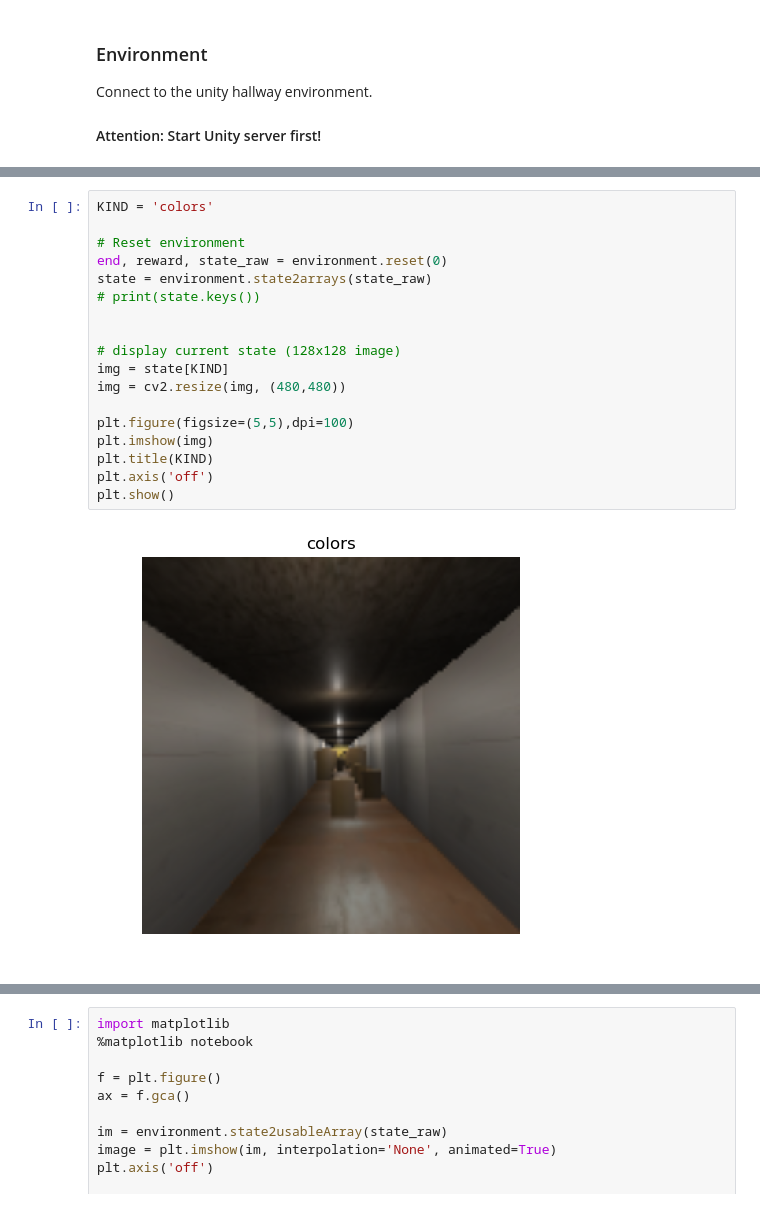
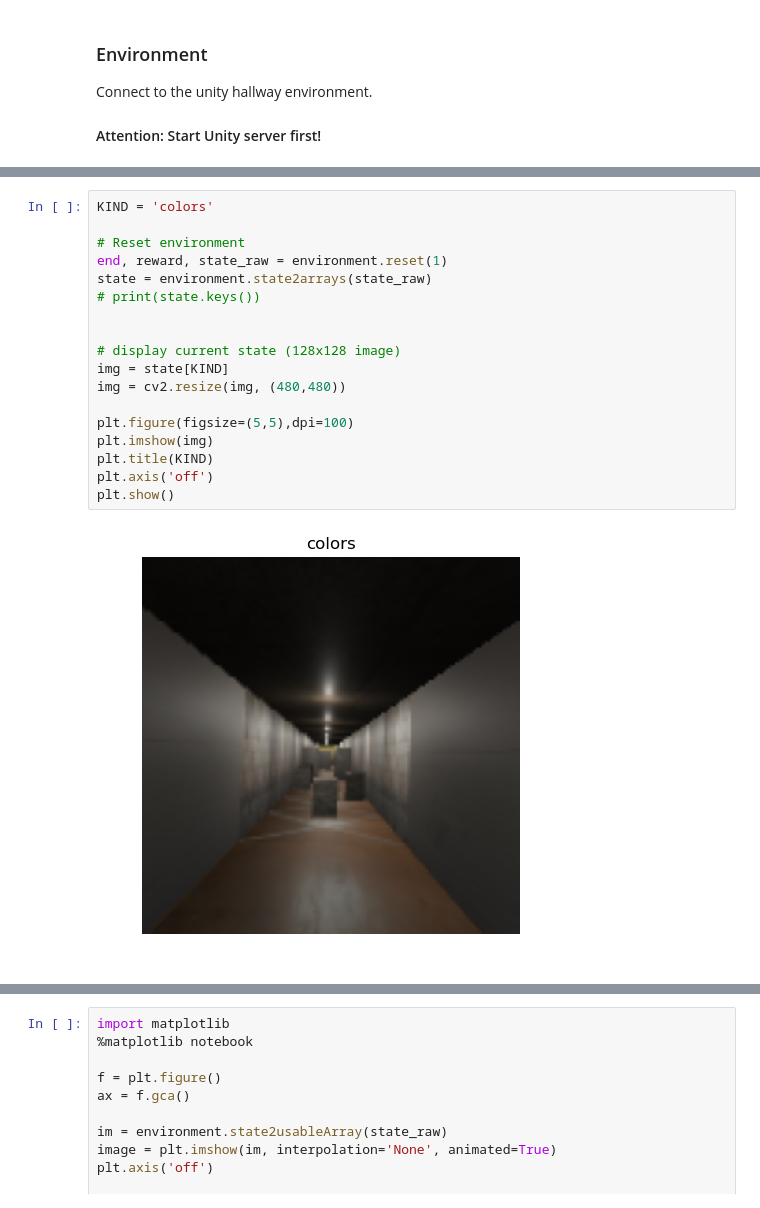
Before and after one commit to neuralcodinglab/RL-mobility, a Jupyter notebook: Python/Demo/demoUsage.ipynb, the cells around one changed output, grey strips where cells are left out. Cells and saved outputs as stored; diff of their text form.

```diff
--- a/Python/Demo/demoUsage.ipynb
+++ b/Python/Demo/demoUsage.ipynb
@@ -33,20 +33,20 @@ print(environment.client)
 # %%
 KIND = 'colors'
 
 # Reset environment
-end, reward, state_raw = environment.reset(0)
+end, reward, state_raw = environment.reset(1)
 state = environment.state2arrays(state_raw)
 # print(state.keys())
 
 
 # display current state (128x128 image)
 img = state[KIND]
 img = cv2.resize(img, (480,480))
 
 plt.figure(figsize=(5,5),dpi=100)
 plt.imshow(img)
 plt.title(KIND)
 plt.axis('off')
 plt.show()
 # %% [output]
-[figure, old version]
+[figure, new version]
```
Also changed, not shown: parts of 6 cells of this notebook, 14 other files.
